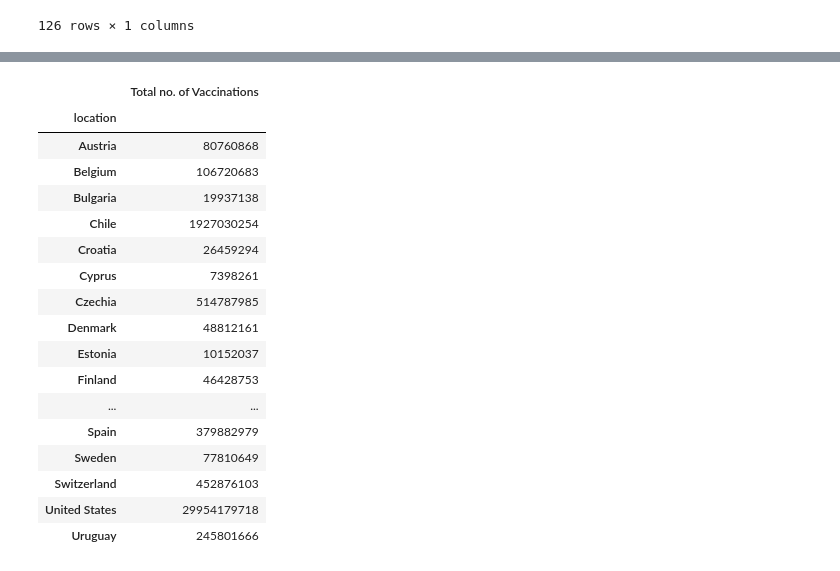
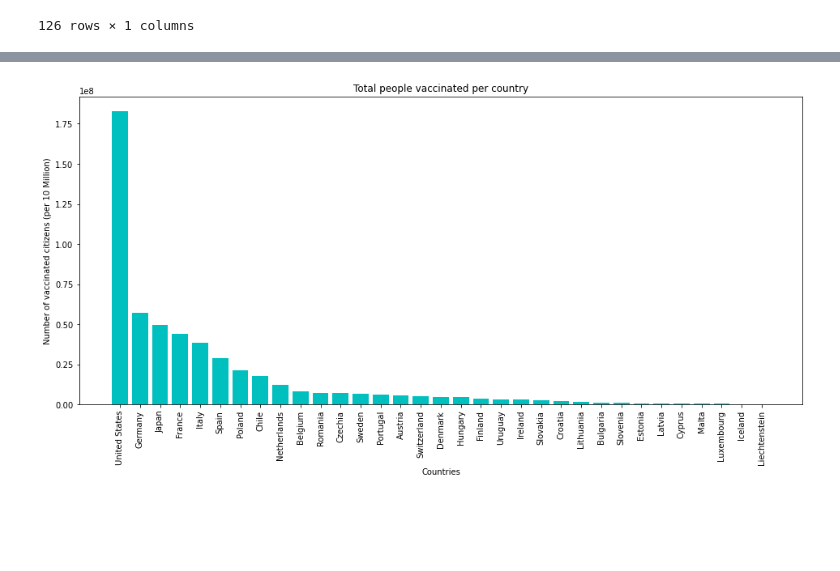
Before and after one commit to hanapadua/teamprovaccine, a Jupyter notebook: cleaning_data.ipynb, the cells around one changed output, grey strips where cells are left out. Saved outputs shown, nothing was run; the diff lists cells and outputs as text; code cells hidden in the pictures; blank space fills up the shorter version.

```diff
--- a/cleaning_data.ipynb
+++ b/cleaning_data.ipynb
@@ -78,24 +114,17 @@ vaccines_by_country_df
 # %%
-#vaccination percentage by country
-vaccines_by_country = data_country_df.groupby("location")["total_vaccinations"].sum()
-total_vaccines_by_country_df = pd.DataFrame({"Total no. of Vaccinations": vaccines_by_country})
-total_vaccines_by_country_df
+#Highest vaccinated countries
+
+cols = ['location', 'total_vaccinations']
+vacc_amount = data_country_df[cols].groupby('location').max().sort_values('total_vaccinations', ascending=False)
+vacc_amount = vacc_amount.iloc[:33]
+
+plt.figure(figsize=(16, 7))
+plt.bar(vacc_amount.index, vacc_amount.total_vaccinations, color = 'c')
+
+plt.title('Total people vaccinated per country')
+plt.xticks(rotation = 90)
+plt.ylabel('Number of vaccinated citizens (per 10 Million)')
+plt.xlabel('Countries')
+plt.show();
 # %% [output]
-|  | Total no. of Vaccinations |
-| location |  |
-| Austria | 80760868 |
-| Belgium | 106720683 |
-| Bulgaria | 19937138 |
-| Chile | 1927030254 |
-| Croatia | 26459294 |
-| Cyprus | 7398261 |
-| Czechia | 514787985 |
-| Denmark | 48812161 |
-| Estonia | 10152037 |
-| Finland | 46428753 |
-| ... | ... |
-| Spain | 379882979 |
-| Sweden | 77810649 |
-| Switzerland | 452876103 |
-| United States | 29954179718 |
-| Uruguay | 245801666 |
+[figure, added]
```
Also changed, not shown: parts of 10 cells of this notebook.
